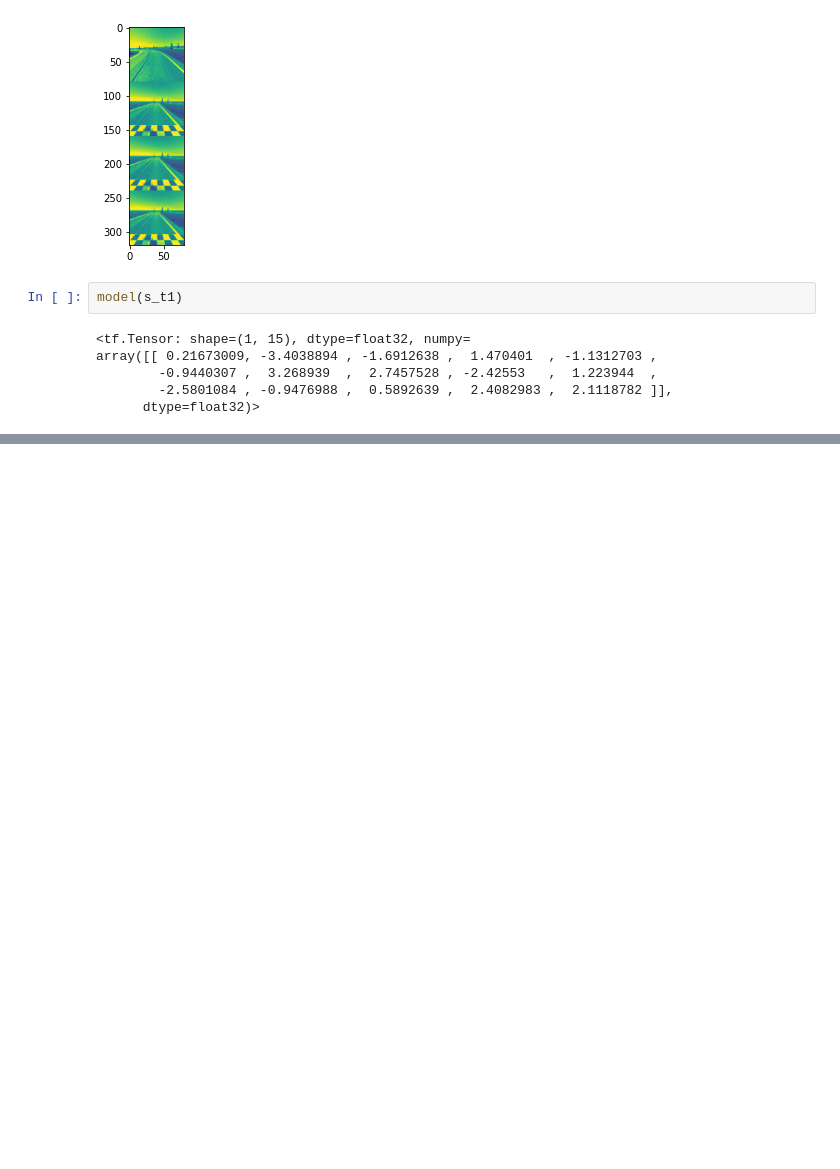
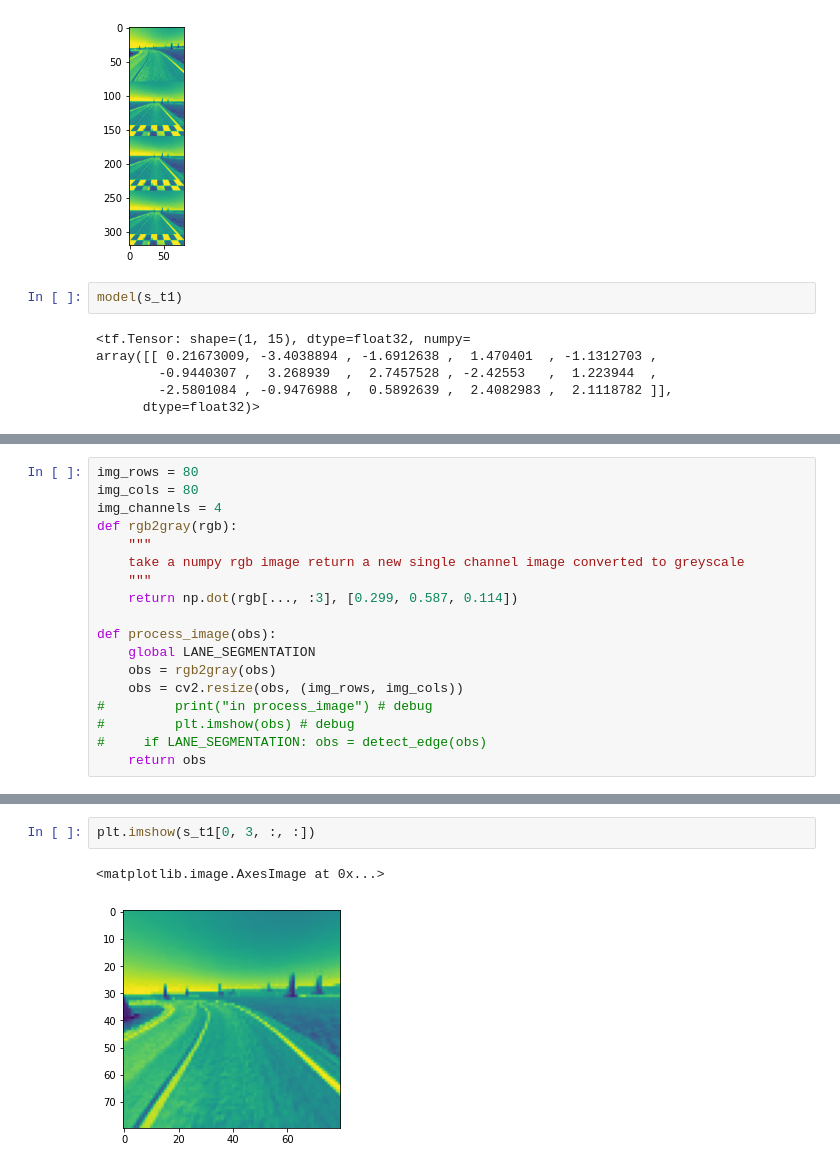
Before and after one commit to Toefinder/DonkeyCar_RLautonomous, a Jupyter notebook: projects/CNN.ipynb, the cells around one changed output, grey strips where cells are left out. Saved outputs shown, nothing was run; the diff lists cells and outputs as text; blank space fills up the shorter version.

```diff
--- a/projects/CNN.ipynb
+++ b/projects/CNN.ipynb
@@ -317,0 +374,18 @@ array([[ 0.21673009, -3.4038894 , -1.6912638 ,  1.470401  , -1.1312703 ,
+# %%
+img_rows = 80
+img_cols = 80
+img_channels = 4
+def rgb2gray(rgb):
+    """
+    take a numpy rgb image return a new single channel image converted to greyscale
+    """
+    return np.dot(rgb[..., :3], [0.299, 0.587, 0.114])
+
+def process_image(obs):
+    global LANE_SEGMENTATION
+    obs = rgb2gray(obs)
+    obs = cv2.resize(obs, (img_rows, img_cols))
+#         print("in process_image") # debug
+#         plt.imshow(obs) # debug
+#     if LANE_SEGMENTATION: obs = detect_edge(obs)
+    return obs
@@ -317,0 +441,5 @@ array([[ 0.21673009, -3.4038894 , -1.6912638 ,  1.470401  , -1.1312703 ,
+# %%
+plt.imshow(s_t1[0, 3, :, :])
+# %% [output]
+<matplotlib.image.AxesImage at 0x...>
+[figure, added]
```
Also changed, not shown: parts of 11 cells of this notebook, 1 other file.
